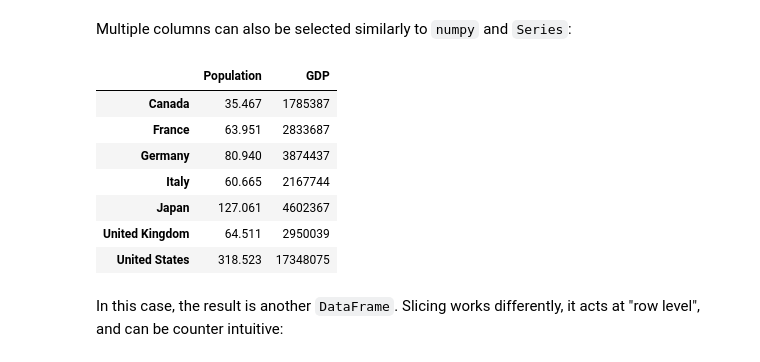
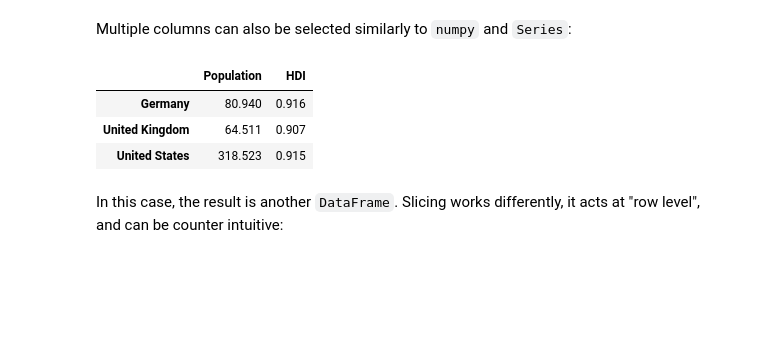
Before and after one commit to gungui98/python-datascience-course, a Jupyter notebook: week_ (4)/3 - Pandas - DataFrames.ipynb, the cells around one changed output. Drawn from its saved outputs; the diff is of its cells as text; code cells hidden in the pictures; blank space fills up the shorter version.

```diff
--- a/week_ (4)/3 - Pandas - DataFrames.ipynb
+++ b/week_ (4)/3 - Pandas - DataFrames.ipynb
@@ -205,17 +215,13 @@ type(df['Population'].to_frame())
 pandas.core.frame.DataFrame
 # %% [markdown]
 Multiple columns can also be selected similarly to `numpy` and `Series`:
-# %%
-df[['Population', 'GDP']]
-# %% [output]
-|  | Population | GDP |
-| Canada | 35.467 | 1785387 |
-| France | 63.951 | 2833687 |
-| Germany | 80.940 | 3874437 |
-| Italy | 60.665 | 2167744 |
-| Japan | 127.061 | 4602367 |
-| United Kingdom | 64.511 | 2950039 |
-| United States | 318.523 | 17348075 |
+# %%
+df.loc[(df['HDI'] >= 0.9) & (df['Population'] >= 60) , ['Population', 'HDI']]
+# %% [output]
+|  | Population | HDI |
+| Germany | 80.940 | 0.916 |
+| United Kingdom | 64.511 | 0.907 |
+| United States | 318.523 | 0.915 |
 # %% [markdown]
 In this case, the result is another `DataFrame`. Slicing works differently, it acts at "row level", and can be counter intuitive:
 # %%
```
Also changed, not shown: parts of 15 cells of this notebook, 1 other file.
